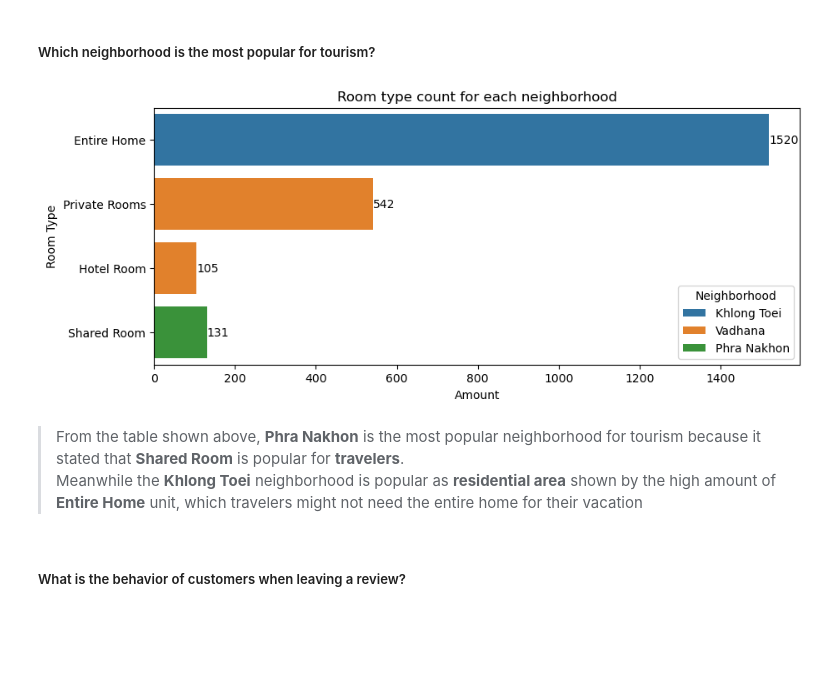
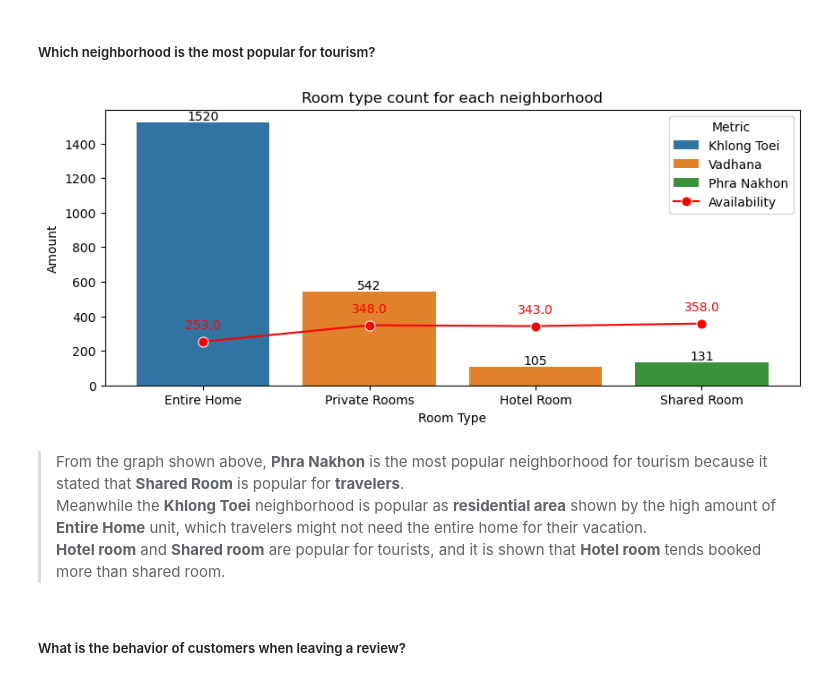
Before and after one commit to seanka/Python-AirBnB-DataAnalysis, a Jupyter notebook: CapstoneProject2.ipynb, the cells around one changed output. Drawn from its saved outputs; the diff is of its cells as text; code cells hidden in the pictures; blank space fills up the shorter version.

```diff
--- a/CapstoneProject2.ipynb
+++ b/CapstoneProject2.ipynb
@@ -234,7 +234,7 @@ cleanedDf['last_review'] = cleanedDf['last_review'].apply(lambda x: 'No Review'
 # %% [markdown]
 >Convert the last_review column type into date time if the record isn't *No Review*
 # %%
-bins = [0, 50, 150, 300, 500, cleanedDf['number_of_reviews'].max()]
+bins = [-0.1, 50, 150, 300, 500, cleanedDf['number_of_reviews'].max()]
 labels = ['0-50', '50-150', '150-300', '300-500', '500+']
 cleanedDf['reviews_bin'] = pd.cut(cleanedDf['number_of_reviews'], bins=bins, labels=labels)
 # %% [markdown]
@@ -432,24 +432,32 @@ In this section, some questions regarding customer's behavior and room owner's b
 # %% [markdown]
 ##### Which neighborhood is the most popular for tourism?
 # %%
-groupedRoomType = pd.DataFrame(data=[[ 'Entire Home',  entireHome['neighbourhood'].value_counts().idxmax(),  entireHome['neighbourhood'].value_counts().max()  ],
-                                     [ 'Private Rooms', privateRoom['neighbourhood'].value_counts().idxmax(), privateRoom['neighbourhood'].value_counts().max()],
-                                     [ 'Hotel Room',   hotelRoom['neighbourhood'].value_counts().idxmax(),   hotelRoom['neighbourhood'].value_counts().max()   ],
-                                     [ 'Shared Room',  sharedRoom['neighbourhood'].value_counts().idxmax(),  sharedRoom['neighbourhood'].value_counts().max()  ]],
-                                     columns=['Room Type', 'Neighborhood', "Amount"])
+groupedRoomType = pd.DataFrame(data=[[ 'Entire Home',  entireHome['neighbourhood'].value_counts().idxmax(),  entireHome['neighbourhood'].value_counts().max(),    entireHome['availability_365'].median() ],
+                                     [ 'Private Rooms', privateRoom['neighbourhood'].value_counts().idxmax(), privateRoom['neighbourhood'].value_counts().max(),  privateRoom['availability_365'].median()],
+                                     [ 'Hotel Room',   hotelRoom['neighbourhood'].value_counts().idxmax(),   hotelRoom['neighbourhood'].value_counts().max(),     hotelRoom['availability_365'].median()  ],
+                                     [ 'Shared Room',  sharedRoom['neighbourhood'].value_counts().idxmax(),  sharedRoom['neighbourhood'].value_counts().max(),    sharedRoom['availability_365'].median() ]],
+                                     columns=['Room Type', 'Neighborhood', "Amount", "Availability"])
 
 plt.figure(figsize=(10,4))
 plt.title('Room type count for each neighborhood')
-plot = sns.barplot(data=groupedRoomType, x='Amount', y='Room Type', hue='Neighborhood')
+plot = sns.barplot(data=groupedRoomType, x='Room Type', y='Amount', hue='Neighborhood')
 for amount in plot.containers:
     plot.bar_label(amount)
 
+line = sns.lineplot(data=groupedRoomType, x='Room Type', y='Availability', color='red', marker='o', markersize=8, label='Availability')
+for index, row in groupedRoomType.iterrows():
+    plt.text(x=index, y=row['Availability'] + 75, s=f"{row['Availability']}", ha='center', color='red')
+
+plt.legend(title="Metric")
 plt.show()
+
+plt.show()
 # %% [output]
-[figure, old version]
+[figure, new version]
 # %% [markdown]
->From the table shown above, **Phra Nakhon** is the most popular neighborhood for tourism because it stated that **Shared Room** is popular for **travelers**.
->Meanwhile the **Khlong Toei** neighborhood is popular as **residential area** shown by the high amount of **Entire Home** unit, which travelers might not need the entire home for their vacation
+>From the graph shown above, **Phra Nakhon** is the most popular neighborhood for tourism because it stated that **Shared Room** is popular for **travelers**.
+>Meanwhile the **Khlong Toei** neighborhood is popular as **residential area** shown by the high amount of **Entire Home** unit, which travelers might not need the entire home for their vacation.
+>**Hotel room** and **Shared room** are popular for tourists, and it is shown that **Hotel room** tends booked more than shared room.
 # %% [markdown]
 ##### What is the behavior of customers when leaving a review?
 # %%
```
Also changed, not shown: parts of 10 cells of this notebook, 2 other files.
